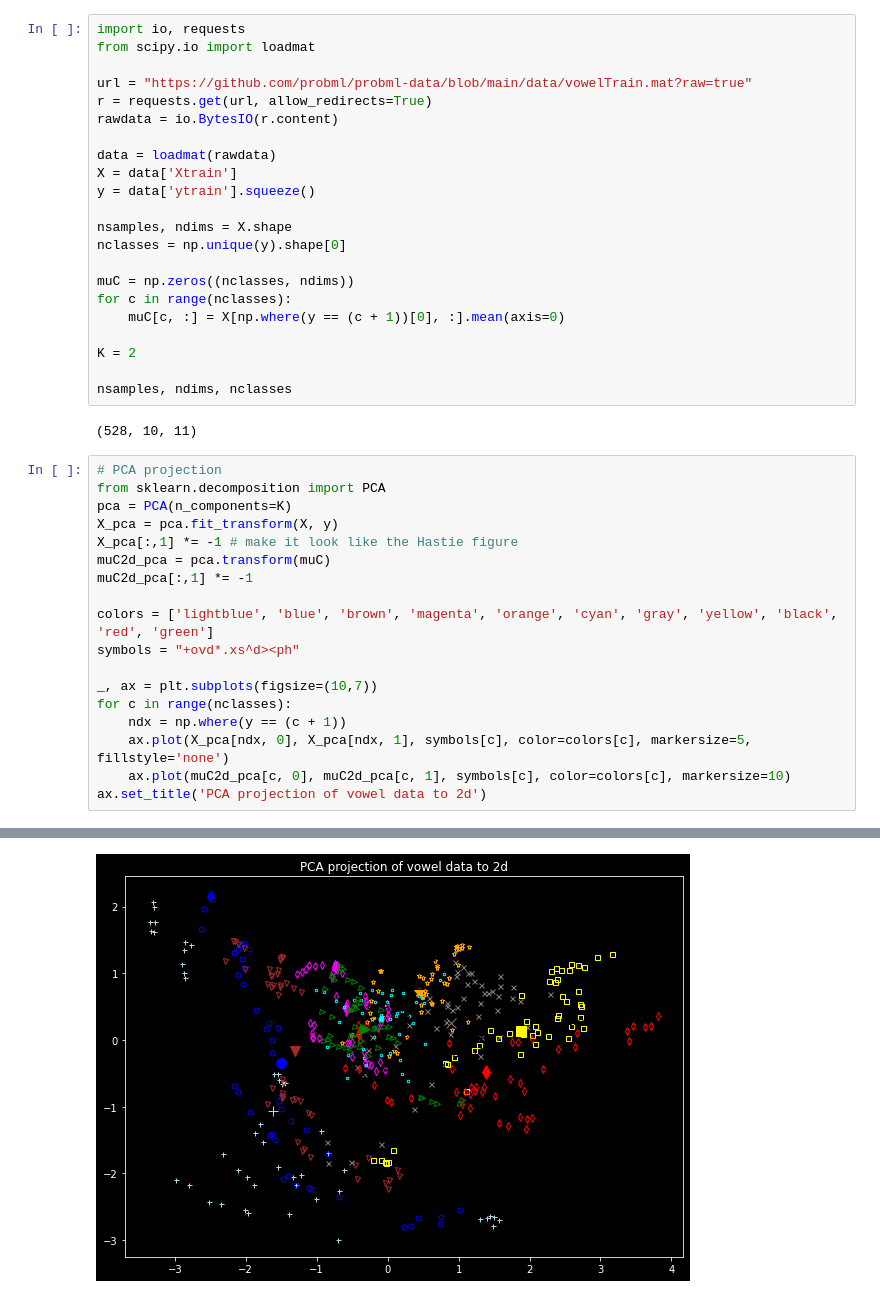
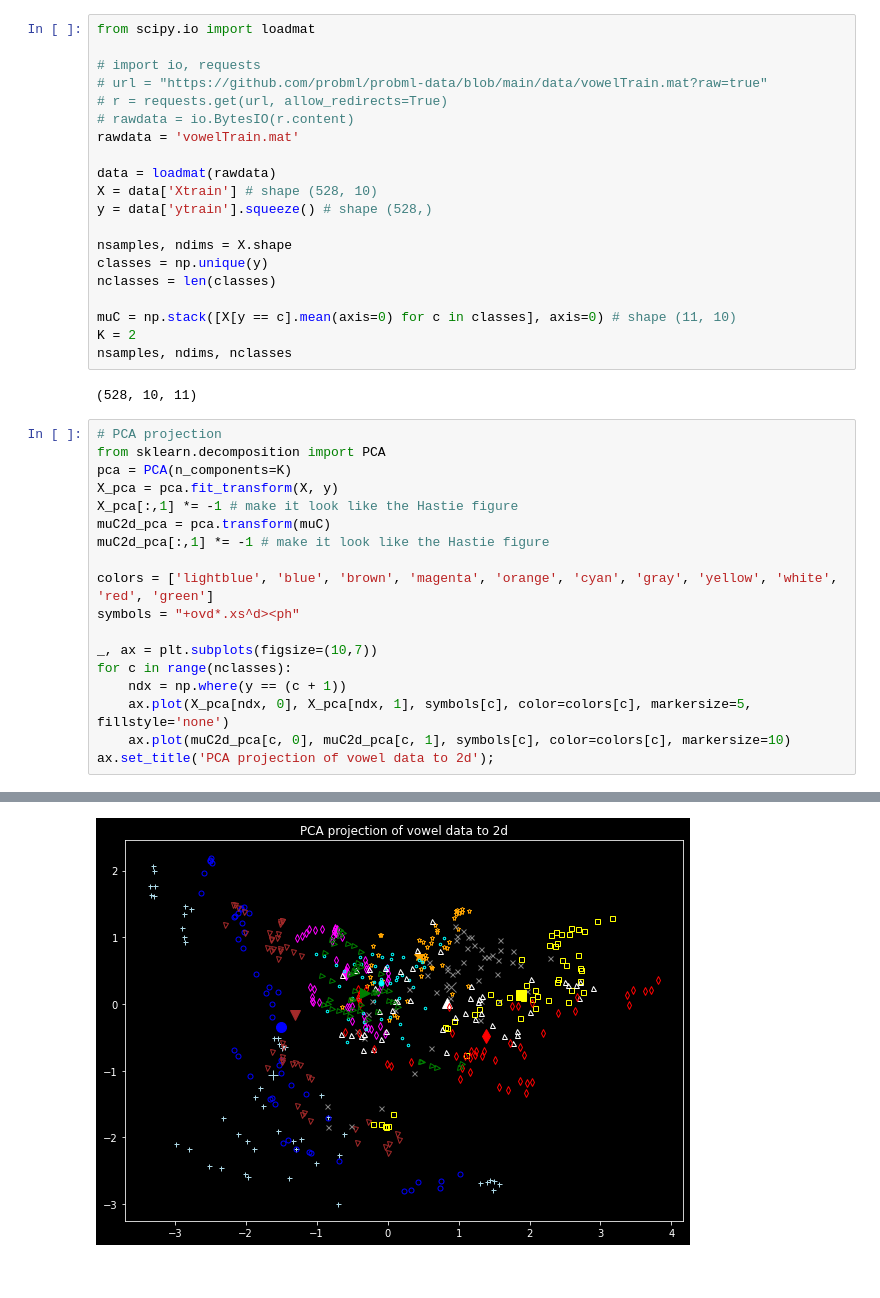
Before and after one commit to chofchof/probml, a Jupyter notebook: notebooks/book1/09/fisher_discrim_vowel.ipynb, the cells around one changed output, grey strips where cells are left out. Drawn from its saved outputs; the diff is of its cells as text.

```diff
--- a/notebooks/book1/09/fisher_discrim_vowel.ipynb
+++ b/notebooks/book1/09/fisher_discrim_vowel.ipynb
@@ -7,26 +7,24 @@ https://github.com/probml/pmtk3/blob/master/demos/fisherDiscrimVowelDemo.m
 import numpy as np
 import matplotlib.pyplot as plt
 # %%
-import io, requests
 from scipy.io import loadmat
 
-url = "https://github.com/probml/probml-data/blob/main/data/vowelTrain.mat?raw=true"
-r = requests.get(url, allow_redirects=True)
-rawdata = io.BytesIO(r.content)
+# import io, requests
+# url = "https://github.com/probml/probml-data/blob/main/data/vowelTrain.mat?raw=true"
+# r = requests.get(url, allow_redirects=True)
+# rawdata = io.BytesIO(r.content)
+rawdata = 'vowelTrain.mat'
 
 data = loadmat(rawdata)
-X = data['Xtrain']
-y = data['ytrain'].squeeze()
+X = data['Xtrain'] # shape (528, 10)
+y = data['ytrain'].squeeze() # shape (528,)
 
 nsamples, ndims = X.shape
-nclasses = np.unique(y).shape[0]
+classes = np.unique(y)
+nclasses = len(classes)
 
-muC = np.zeros((nclasses, ndims))
-for c in range(nclasses):
-    muC[c, :] = X[np.where(y == (c + 1))[0], :].mean(axis=0)
-
+muC = np.stack([X[y == c].mean(axis=0) for c in classes], axis=0) # shape (11, 10)
 K = 2
-
 nsamples, ndims, nclasses
 # %% [output]
 (528, 10, 11)
@@ -37,9 +35,9 @@ pca = PCA(n_components=K)
 X_pca = pca.fit_transform(X, y)
 X_pca[:,1] *= -1 # make it look like the Hastie figure
 muC2d_pca = pca.transform(muC)
-muC2d_pca[:,1] *= -1
+muC2d_pca[:,1] *= -1 # make it look like the Hastie figure
 
-colors = ['lightblue', 'blue', 'brown', 'magenta', 'orange', 'cyan', 'gray', 'yellow', 'black', 'red', 'green']
+colors = ['lightblue', 'blue', 'brown', 'magenta', 'orange', 'cyan', 'gray', 'yellow', 'white', 'red', 'green']
 symbols = "+ovd*.xs^d><ph"
 
 _, ax = plt.subplots(figsize=(10,7))
@@ -47,5 +45,5 @@ for c in range(nclasses):
     ndx = np.where(y == (c + 1))
     ax.plot(X_pca[ndx, 0], X_pca[ndx, 1], symbols[c], color=colors[c], markersize=5, fillstyle='none')
     ax.plot(muC2d_pca[c, 0], muC2d_pca[c, 1], symbols[c], color=colors[c], markersize=10)
-ax.set_title('PCA projection of vowel data to 2d')
+ax.set_title('PCA projection of vowel data to 2d');
 # %% [output]
@@ -53,2 +50,2 @@ Text(0.5, 1.0, 'PCA projection of vowel data to 2d')
-[figure, old version]
+[figure, new version]
 # %%
```
Also changed, not shown: parts of 2 cells of this notebook, 2 other files.
